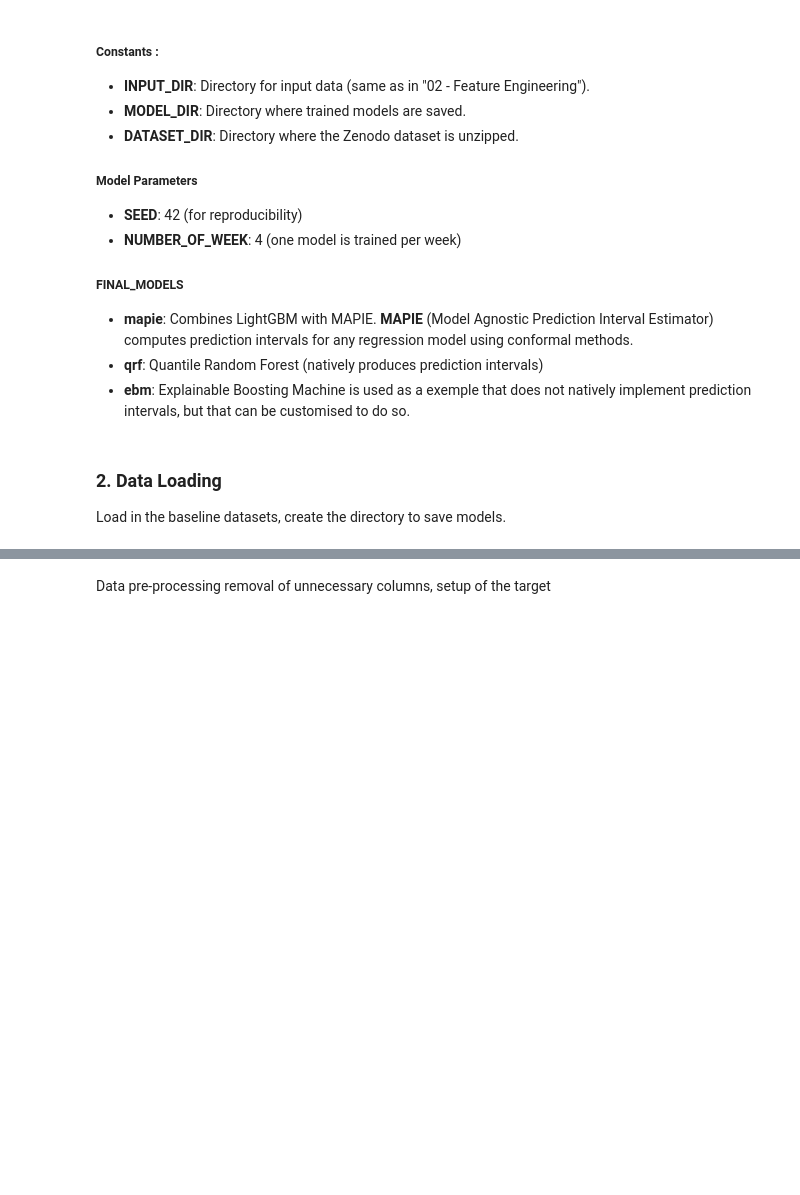
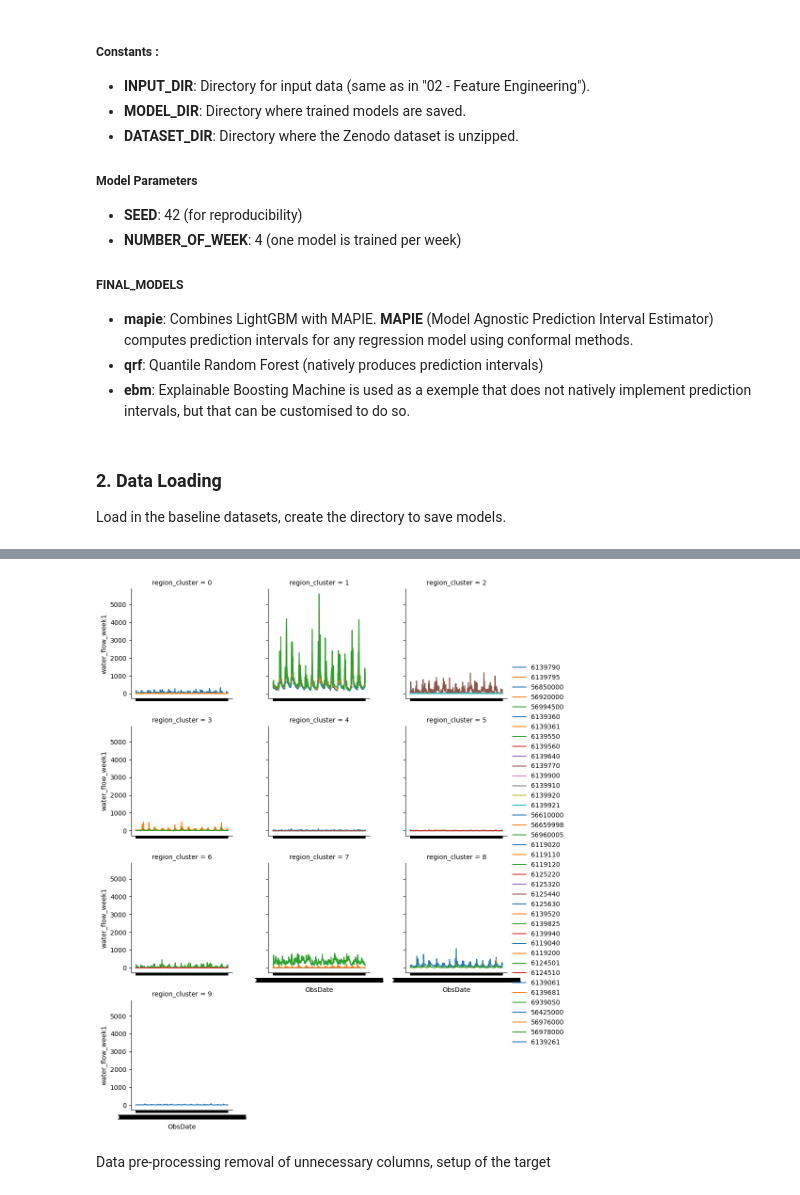
Before and after one commit to lucas066001/WaterScarcity.Hackathon, a Jupyter notebook: src/notebooks/01 Training and submission/01.2 - Antoine's Final Modelisation.ipynb, the cells around one changed output, grey strips where cells are left out. Saved outputs shown, nothing was run; the diff lists cells and outputs as text; code cells hidden in the pictures; blank space fills up the shorter version.

```diff
--- a/src/notebooks/01 Training and submission/01.2 - Antoine's Final Modelisation.ipynb
+++ b/src/notebooks/01 Training and submission/01.2 - Antoine's Final Modelisation.ipynb
@@ -113,3 +125,16 @@ Index(['station_code', 'water_flow_week1', 'latitude', 'longitude',
+# %%
+import matplotlib.pyplot as plt
+import seaborn as sns
+
+g = sns.FacetGrid(dataset_temp, col="region_cluster", col_wrap=3)
+
+g.map_dataframe(sns.lineplot, x="ObsDate", y="water_flow_week1", hue="station_code_str")
+
+g.add_legend()
+
+plt.show()
+# %% [output]
+[figure, added]
 # %% [markdown]
 Data pre-processing removal of unnecessary columns, setup of the target
 # %%
```
Also changed, not shown: parts of 50 cells of this notebook, 9 other files.
